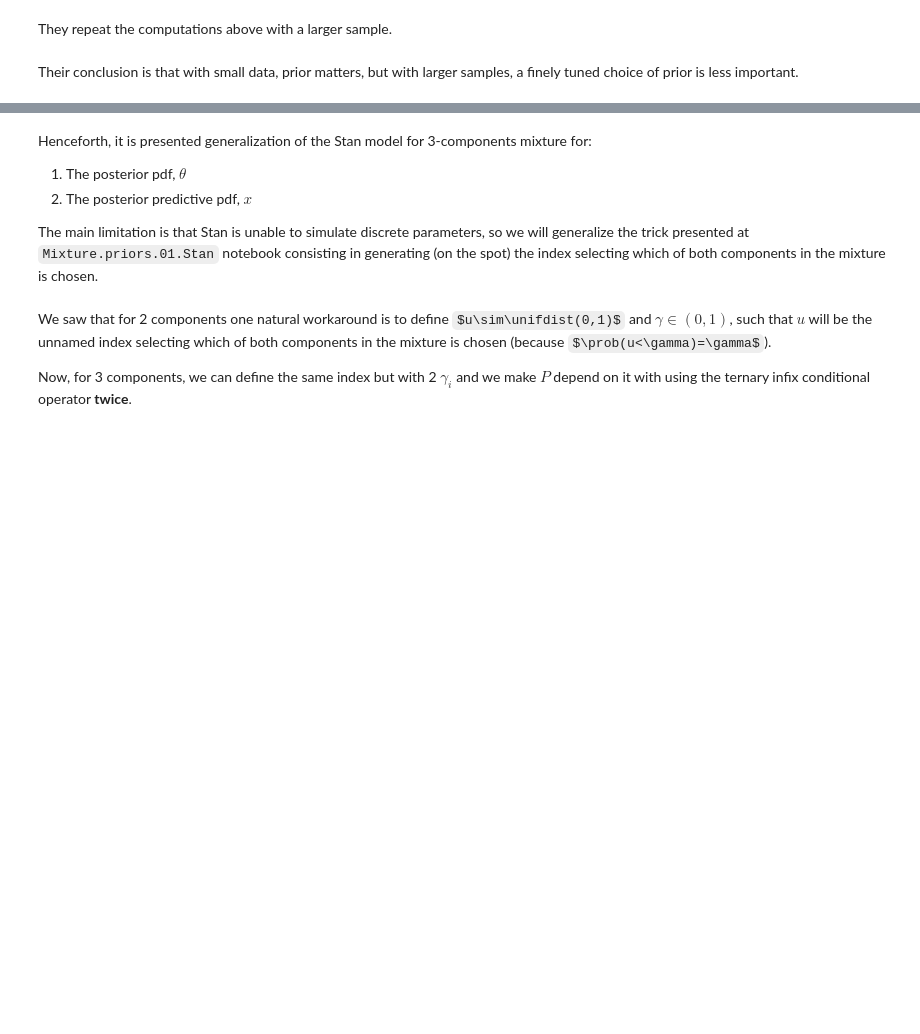
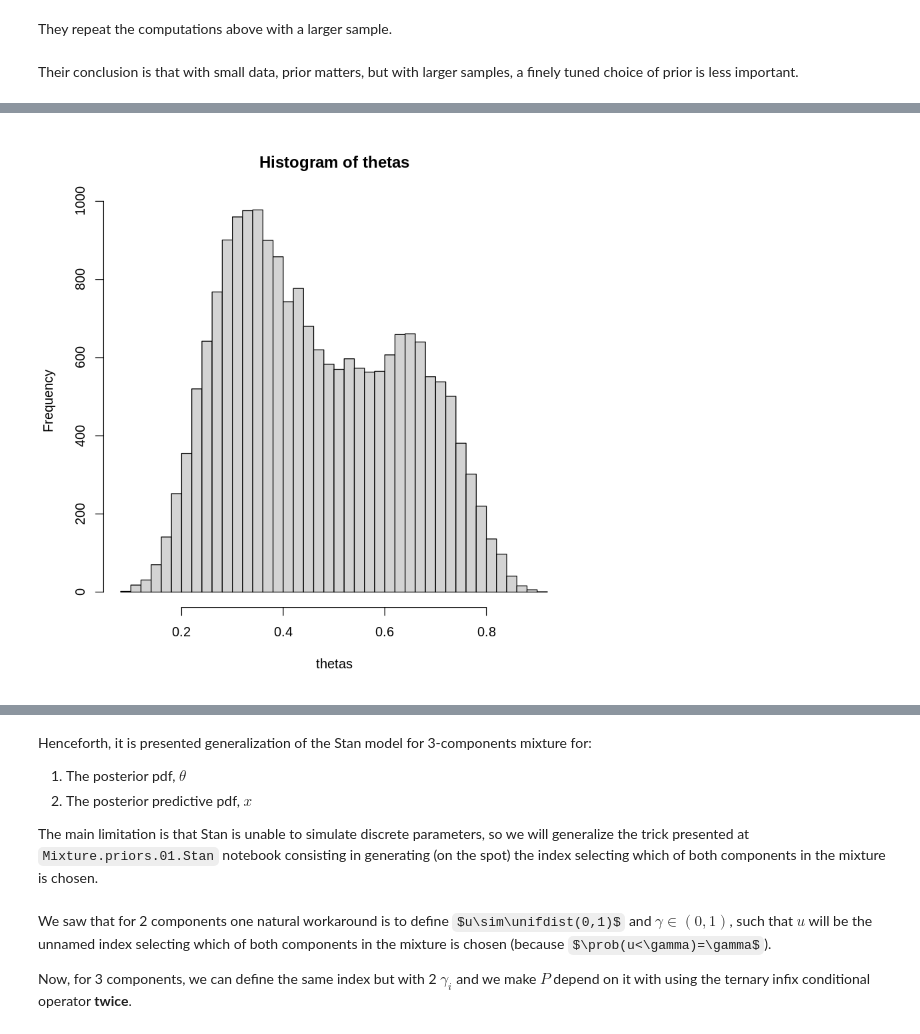
Before and after one commit to gcastro-98/bayesian-1st-assignment, a Jupyter notebook: LeonardoBocchi_GerardCastro_1st_assignment.ipynb, the cells around one changed output, grey strips where cells are left out. Drawn from its saved outputs; the diff is of its cells as text; code cells hidden in the pictures; some formulas as TeX source; blank space fills up the shorter version.

```diff
--- a/LeonardoBocchi_GerardCastro_1st_assignment.ipynb
+++ b/LeonardoBocchi_GerardCastro_1st_assignment.ipynb
@@ -529,0 +724,4 @@ lines(c(1,1.15),c(0,0),lwd=3.5,col="blue")
+# %%
+sample_size <- 20000 # Number of experiments that are performed
+n_throws <- 10 # Number of times each coin is tossed (n)
+m_heads <- 3 # Number of heads observed (x.obs)
@@ -529,0 +736,13 @@ lines(c(1,1.15),c(0,0),lwd=3.5,col="blue")
+# %%
+# Assign from which theta distribution we will pick each coin
+source_beta <- sample(c(1,2,3), replace = TRUE, size = sample_size, prob=c(0.5, 0.2, 0.3))
+
+# Generate thetas values picking coins from the corresponding beta distribution
+thetas <- c(rbeta(sample_size,10,20)[source_beta == 1],
+            rbeta(sample_size,15,15)[source_beta == 2],
+            rbeta(sample_size,20,10)[source_beta == 3])
+
+# Simulated prior
+hist(thetas, breaks=50)
+# %% [output]
+[figure, added]
```
Also changed, not shown: parts of 51 cells of this notebook.
